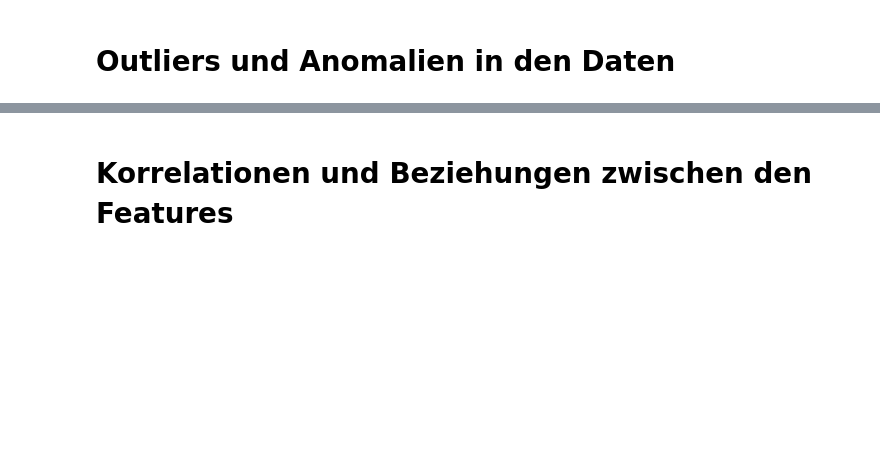
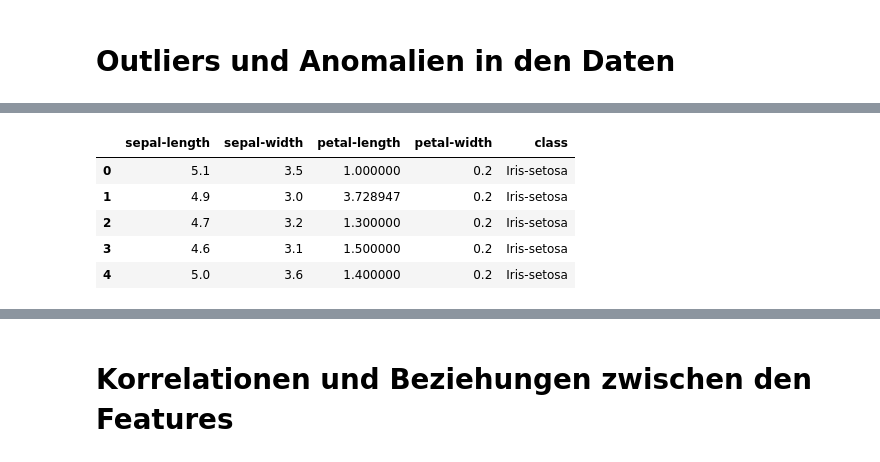
Before and after one commit to ditomax/mlwifianwender, a Jupyter notebook: 12 Anwendungsbeispiel Analysis and quality control of data.ipynb, the cells around one changed output, grey strips where cells are left out. Cells and saved outputs as stored; diff of their text form; code cells hidden in the pictures; blank space fills up the shorter version.

```diff
--- a/12 Anwendungsbeispiel Analysis and quality control of data.ipynb
+++ b/12 Anwendungsbeispiel Analysis and quality control of data.ipynb
@@ -170,2 +269,11 @@ iris_non_noo = iris_non[(z < 3).all(axis=1)]
+# %%
+iris_non_noo.head()
+# %% [output]
+|  | sepal-length | sepal-width | petal-length | petal-width | class |
+| 0 | 5.1 | 3.5 | 1.000000 | 0.2 | Iris-setosa |
+| 1 | 4.9 | 3.0 | 3.728947 | 0.2 | Iris-setosa |
+| 2 | 4.7 | 3.2 | 1.300000 | 0.2 | Iris-setosa |
+| 3 | 4.6 | 3.1 | 1.500000 | 0.2 | Iris-setosa |
+| 4 | 5.0 | 3.6 | 1.400000 | 0.2 | Iris-setosa |
 # %%
 iris_non_noo.describe()
```
Also changed, not shown: parts of 36 cells of this notebook, 13 other files.
